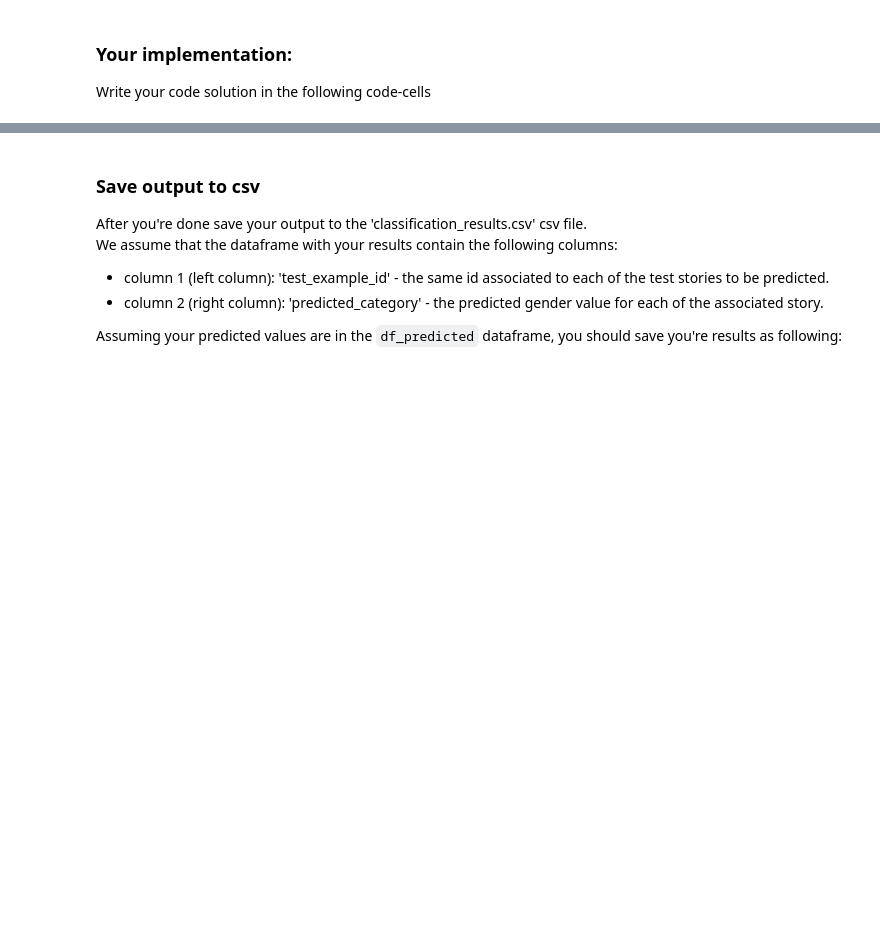
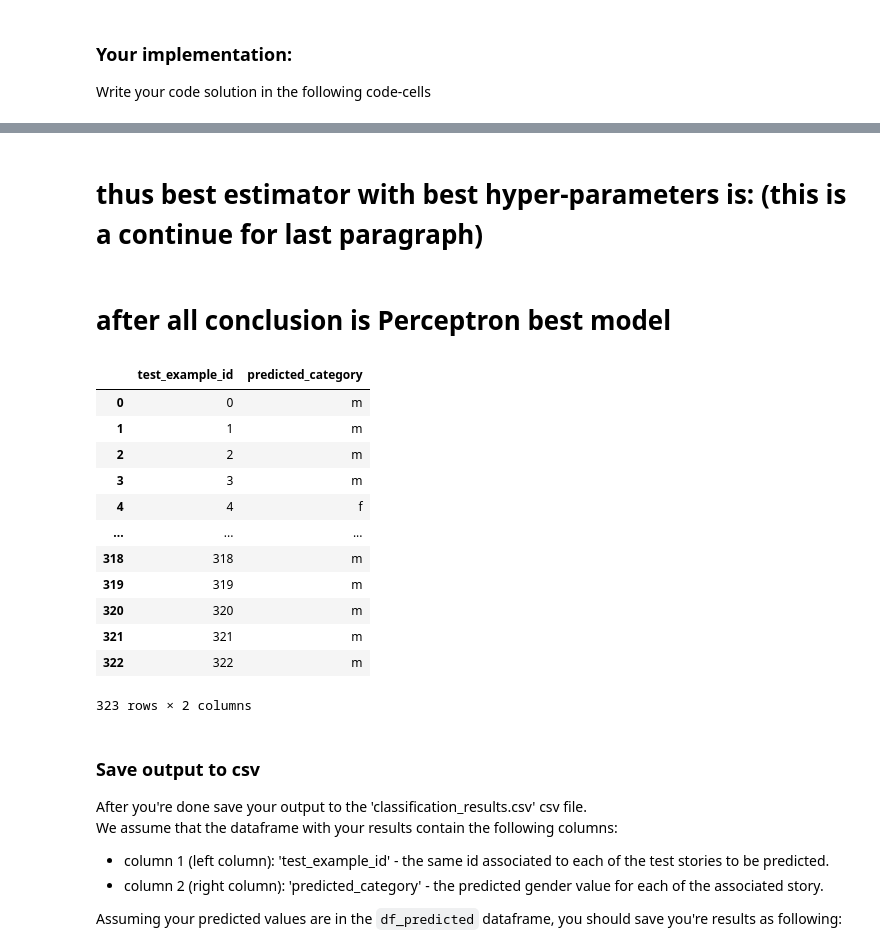
Before and after one commit to talsag-dev/Text_Analysis, a Jupyter notebook: Assignment4-text-analysis.ipynb, the cells around one changed output, grey strips where cells are left out. Drawn from its saved outputs; the diff is of its cells as text; code cells hidden in the pictures; blank space fills up the shorter version.

```diff
--- a/Assignment4-text-analysis.ipynb
+++ b/Assignment4-text-analysis.ipynb
@@ -168,0 +354,4 @@ Write your code solution in the following code-cells
+# %%
+df_train.drop(columns=['n','v','r','a','odds'],inplace=True)
+df_train.gender.replace({0:'f',1:'m'},inplace=True)
+df_train
@@ -168,0 +419,13 @@ Write your code solution in the following code-cells
+# %%
+# clean dtaframe
+import string
+from collections import Counter
+df_train["story"] = df_train.story.map(lambda x: remove_punct(x))
+df_train["story"] = df_train.story.map(lambda x: remove_digits(x))
+df_train["story"] = df_train.story.map(lambda x: remove_english_alpha(x))
+#word that len is less then 3
+stop_words = finde_stopwords(df_train["story"])
+df_train["story"] = df_train.story.map(lambda x: remove_stopwords(x,stop_words))
+corpus = create_corpus_tk(df_train["story"])
+most_common = Counter(corpus).most_common()
+words, counts = zip(*most_common)
@@ -168,0 +560,2 @@ Write your code solution in the following code-cells
+# %% [markdown]
+# thus best estimator with best hyper-parameters is: (this is a continue for last paragraph)
@@ -169,3 +565,29 @@ Write your code solution in the following code-cells
+# %% [markdown]
+# after all conclusion is Perceptron best model
+# %%
+X = pd.concat([df_train["story"], df_test["story"]],ignore_index=True)
+X_train = X[:753]
+X_test = X[753:]
+y_train = df_train["gender"]
+clf = pipeline_Perceptron.fit(X_train,y_train)
+y_pred = clf.predict(X_test)
+df_predicted = pd.DataFrame({"test_example_id" : df_test["test_example_id"] ,"predicted_category" : y_pred })
+
+df_predicted
+# %% [output]
+|  | test_example_id | predicted_category |
+| 0 | 0 | m |
+| 1 | 1 | m |
+| 2 | 2 | m |
+| 3 | 3 | m |
+| 4 | 4 | f |
+| ... | ... | ... |
+| 318 | 318 | m |
+| 319 | 319 | m |
+| 320 | 320 | m |
+| 321 | 321 | m |
+| 322 | 322 | m |
+323 rows × 2 columns
 # %% [markdown]
 ### Save output to csv
 After you're done save your output to the 'classification_results.csv' csv file.<br/>
```
Also changed, not shown: parts of 31 cells of this notebook, 2 other files.
